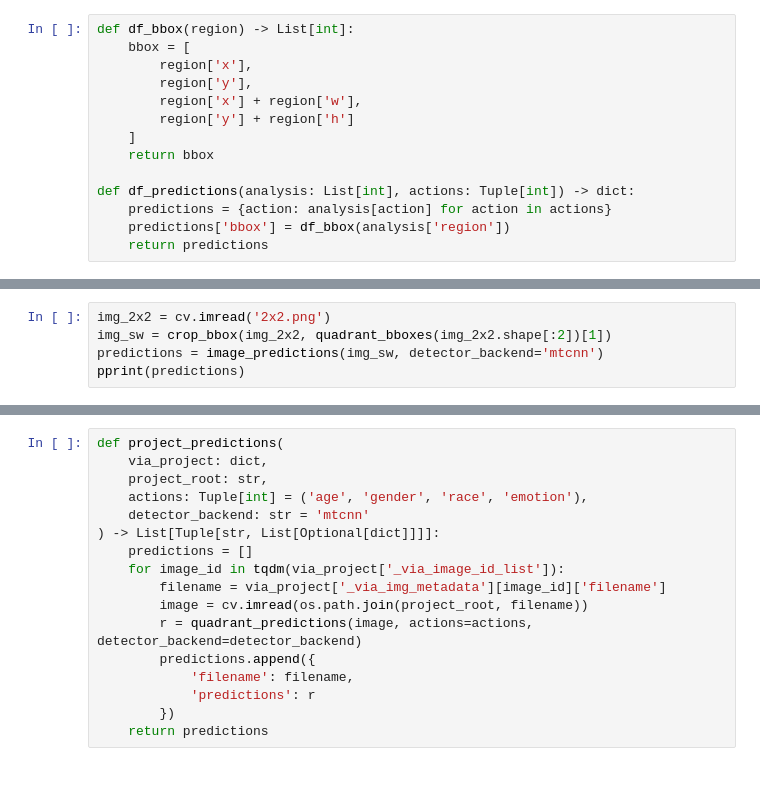
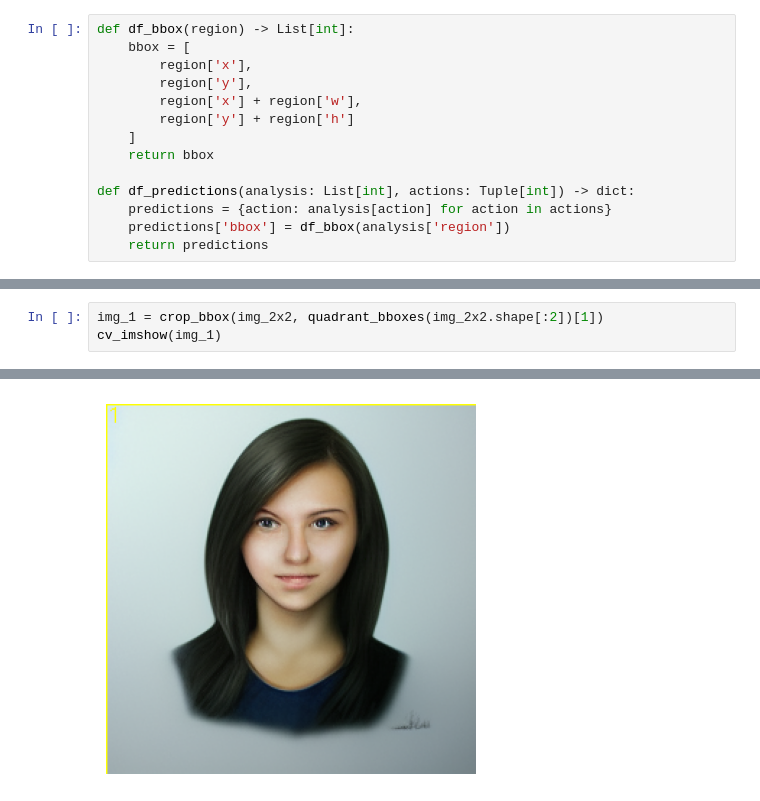
Before and after one commit to TRSS-Research/SAAC, a Jupyter notebook: notebooks/DeepFace Prediction.ipynb, the cells around one changed output, grey strips where cells are left out. Cells and saved outputs as stored; diff of their text form.

```diff
--- a/notebooks/DeepFace Prediction.ipynb
+++ b/notebooks/DeepFace Prediction.ipynb
@@ -201,6 +190,4 @@ def quadrant_predictions(
 # %%
-img_2x2 = cv.imread('2x2.png')
-img_sw = crop_bbox(img_2x2, quadrant_bboxes(img_2x2.shape[:2])[1])
-predictions = image_predictions(img_sw, detector_backend='mtcnn')
-pprint(predictions)
+img_1 = crop_bbox(img_2x2, quadrant_bboxes(img_2x2.shape[:2])[1])
+cv_imshow(img_1)
 # %% [output]
@@ -224,17 +194 @@ pprint(predictions)
+[figure, added]
-# %%
-def project_predictions(
-    via_project: dict,
-    project_root: str,
-    actions: Tuple[int] = ('age', 'gender', 'race', 'emotion'),
-    detector_backend: str = 'mtcnn'
-) -> List[Tuple[str, List[Optional[dict]]]]:
-    predictions = []
-    for image_id in tqdm(via_project['_via_image_id_list']):
-        filename = via_project['_via_img_metadata'][image_id]['filename']
-        image = cv.imread(os.path.join(project_root, filename))
-        r = quadrant_predictions(image, actions=actions, detector_backend=detector_backend)
-        predictions.append({
-            'filename': filename,
-            'predictions': r
-        })
-    return predictions
```
Also changed, not shown: parts of 24 cells of this notebook.
